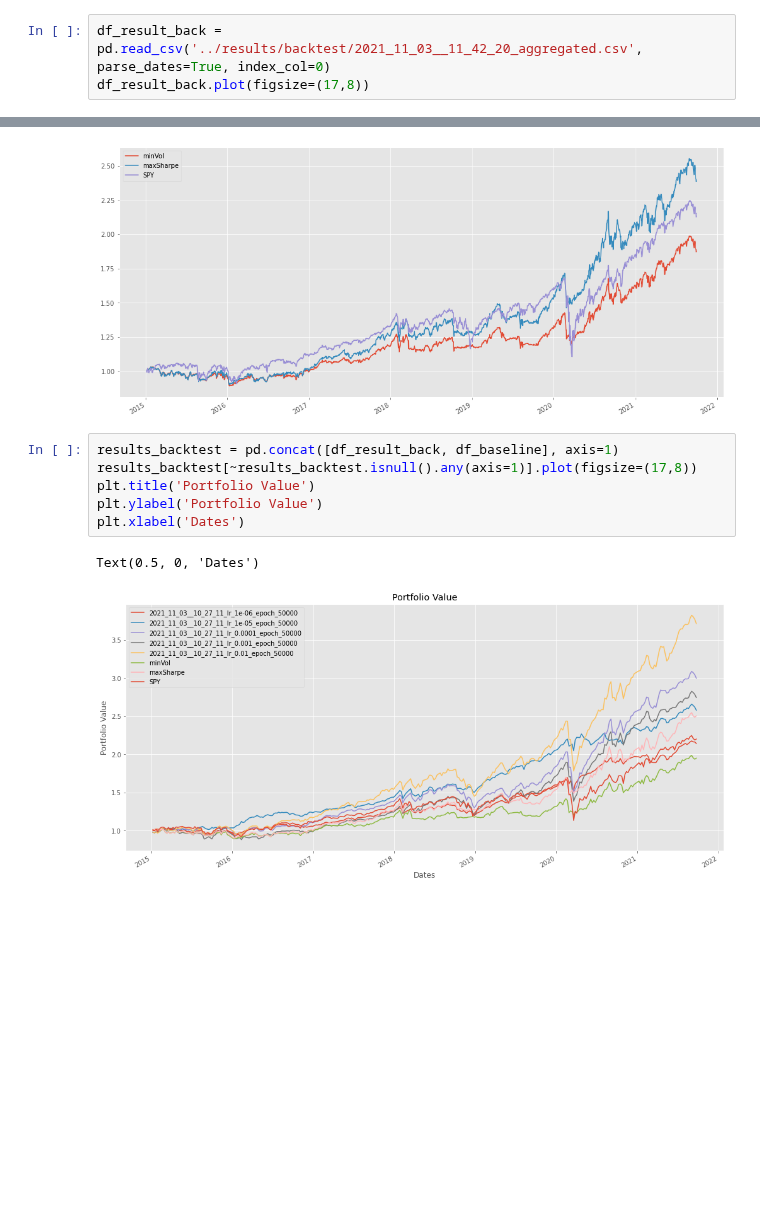
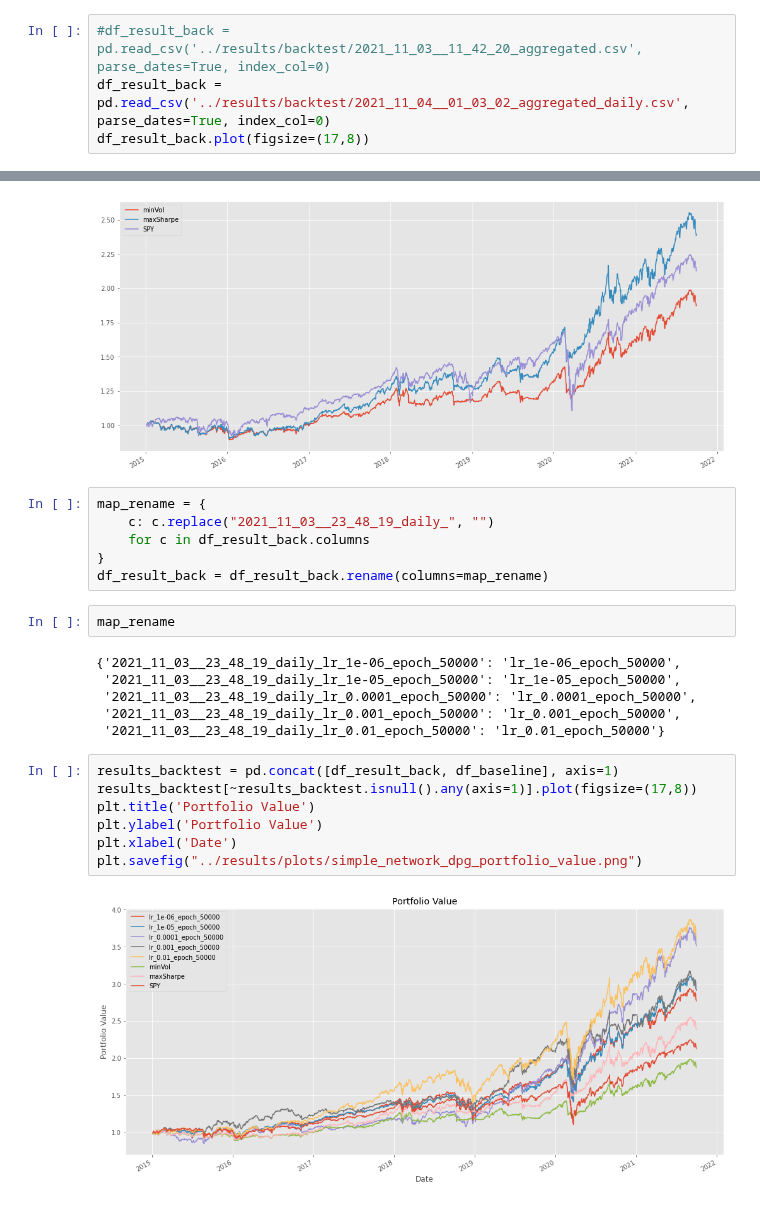
Before and after one commit to victormmp/rl_mestrado, a Jupyter notebook: notebooks/plot_training.ipynb, the cells around one changed output, grey strips where cells are left out. Cells and saved outputs as stored; diff of their text form; blank space fills up the shorter version.

```diff
--- a/notebooks/plot_training.ipynb
+++ b/notebooks/plot_training.ipynb
@@ -7,7 +7,8 @@ plt.style.use('ggplot')
 # plots of BT only work with this following command
 %matplotlib inline
 # %%
-df_result_back = pd.read_csv('../results/backtest/2021_11_03__11_42_20_aggregated.csv', parse_dates=True, index_col=0)
+#df_result_back = pd.read_csv('../results/backtest/2021_11_03__11_42_20_aggregated.csv', parse_dates=True, index_col=0)
+df_result_back = pd.read_csv('../results/backtest/2021_11_04__01_03_02_aggregated_daily.csv', parse_dates=True, index_col=0)
 df_result_back.plot(figsize=(17,8))
 # %% [output]
 <AxesSubplot:xlabel='date'>
@@ -24,13 +26,27 @@ df_baseline.plot(figsize=(17,8))
 # %% [output]
 <AxesSubplot:>
 [figure]
+# %%
+map_rename = {
+    c: c.replace("2021_11_03__23_48_19_daily_", "")
+    for c in df_result_back.columns
+}
+df_result_back = df_result_back.rename(columns=map_rename)
+# %%
+map_rename
+# %% [output]
+{'2021_11_03__23_48_19_daily_lr_1e-06_epoch_50000': 'lr_1e-06_epoch_50000',
+ '2021_11_03__23_48_19_daily_lr_1e-05_epoch_50000': 'lr_1e-05_epoch_50000',
+ '2021_11_03__23_48_19_daily_lr_0.0001_epoch_50000': 'lr_0.0001_epoch_50000',
+ '2021_11_03__23_48_19_daily_lr_0.001_epoch_50000': 'lr_0.001_epoch_50000',
+ '2021_11_03__23_48_19_daily_lr_0.01_epoch_50000': 'lr_0.01_epoch_50000'}
 # %%
 results_backtest = pd.concat([df_result_back, df_baseline], axis=1)
 results_backtest[~results_backtest.isnull().any(axis=1)].plot(figsize=(17,8))
 plt.title('Portfolio Value')
 plt.ylabel('Portfolio Value')
-plt.xlabel('Dates')
+plt.xlabel('Date')
+plt.savefig("../results/plots/simple_network_dpg_portfolio_value.png")
 # %% [output]
-Text(0.5, 0, 'Dates')
-[figure, old version]
+[figure, new version]
 # %%
```
Also changed, not shown: parts of 3 cells of this notebook, 19 other files.
